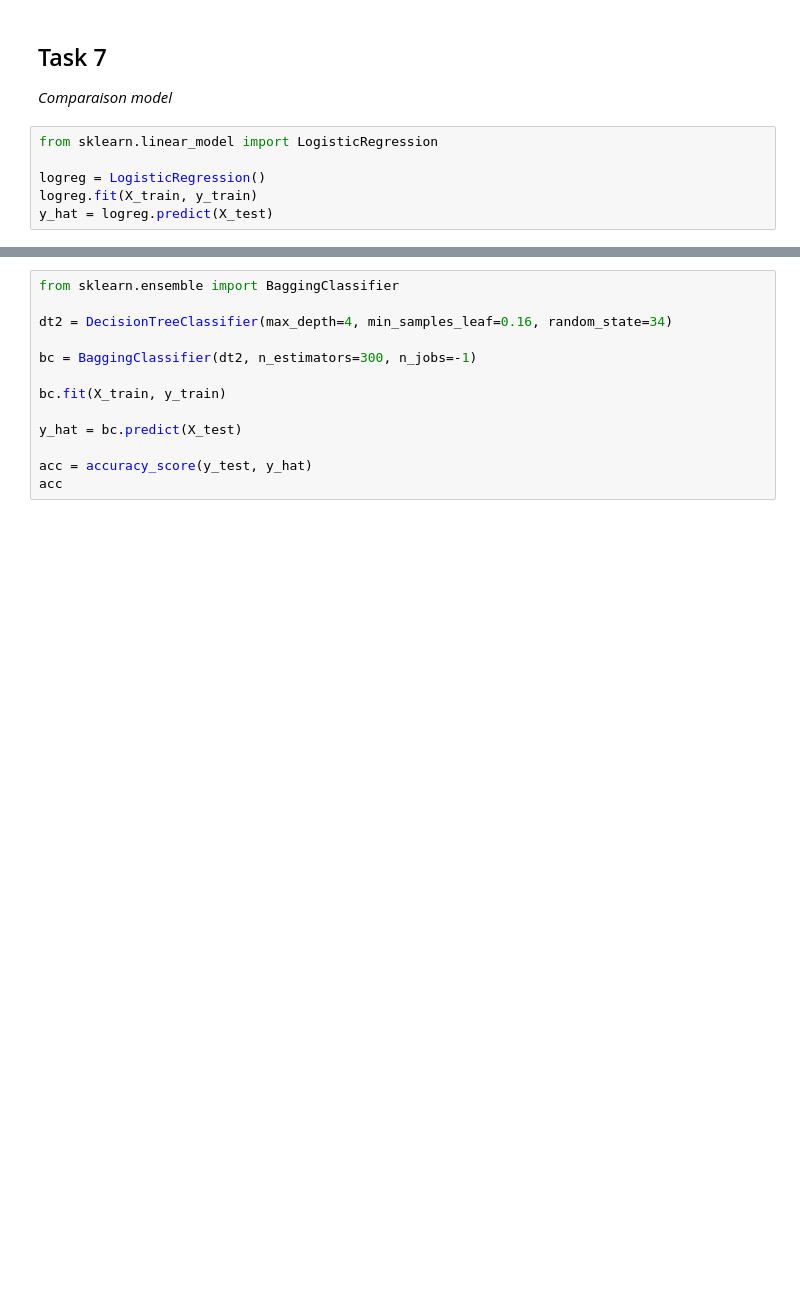
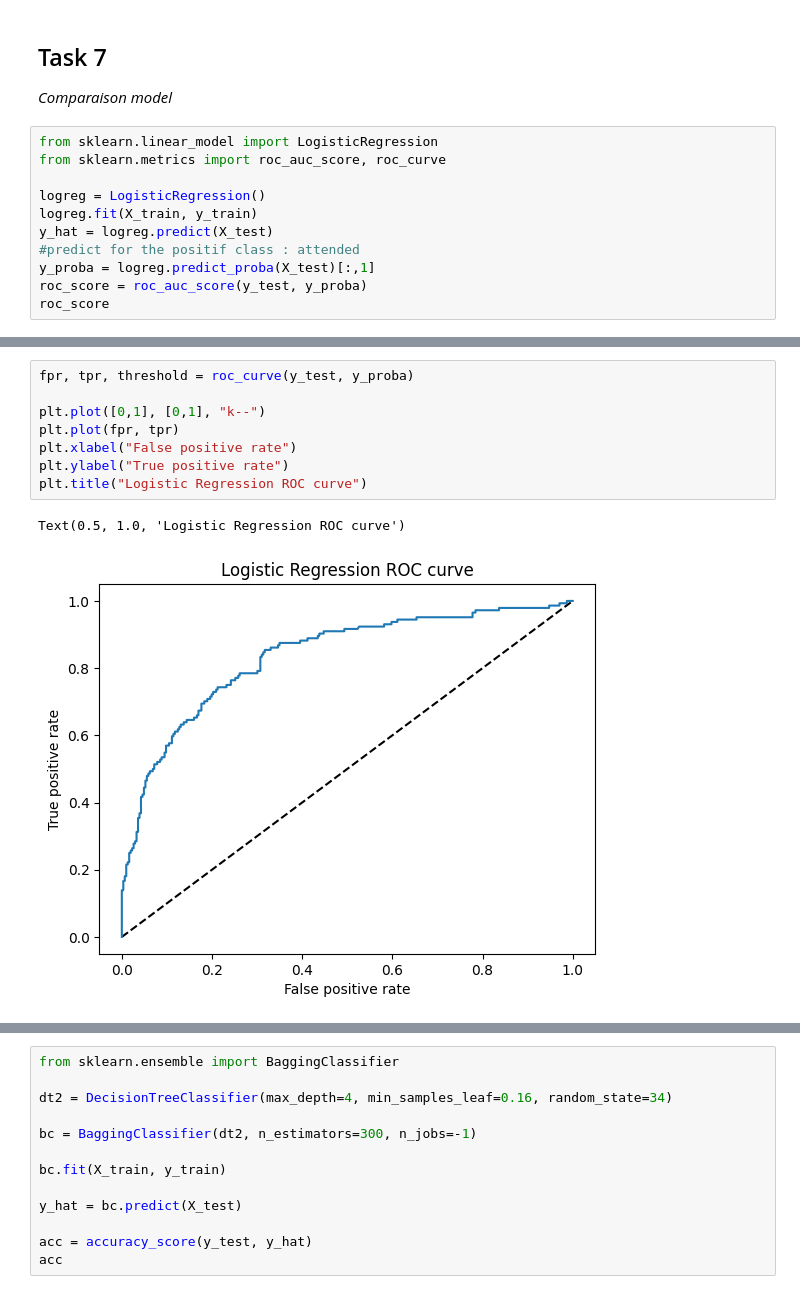
Before and after one commit to Abdoelabassi/data-science-certification-exam, a Jupyter notebook: notebook.ipynb, the cells around one changed output, grey strips where cells are left out. Saved outputs shown, nothing was run; the diff lists cells and outputs as text; blank space fills up the shorter version.

```diff
--- a/notebook.ipynb
+++ b/notebook.ipynb
@@ -450,7 +407,12 @@ acc
 *Comparaison model*
 # %%
 from sklearn.linear_model import LogisticRegression
+from sklearn.metrics import roc_auc_score, roc_curve
 
 logreg = LogisticRegression()
 logreg.fit(X_train, y_train)
 y_hat = logreg.predict(X_test)
+#predict for the positif class : attended
+y_proba = logreg.predict_proba(X_test)[:,1]
+roc_score = roc_auc_score(y_test, y_proba)
+roc_score
@@ -461,0 +426,11 @@ acc
+# %%
+fpr, tpr, threshold = roc_curve(y_test, y_proba)
+
+plt.plot([0,1], [0,1], "k--")
+plt.plot(fpr, tpr)
+plt.xlabel("False positive rate")
+plt.ylabel("True positive rate")
+plt.title("Logistic Regression ROC curve")
+# %% [output]
+Text(0.5, 1.0, 'Logistic Regression ROC curve')
+[figure, added]
```
Also changed, not shown: parts of 14 cells of this notebook.
